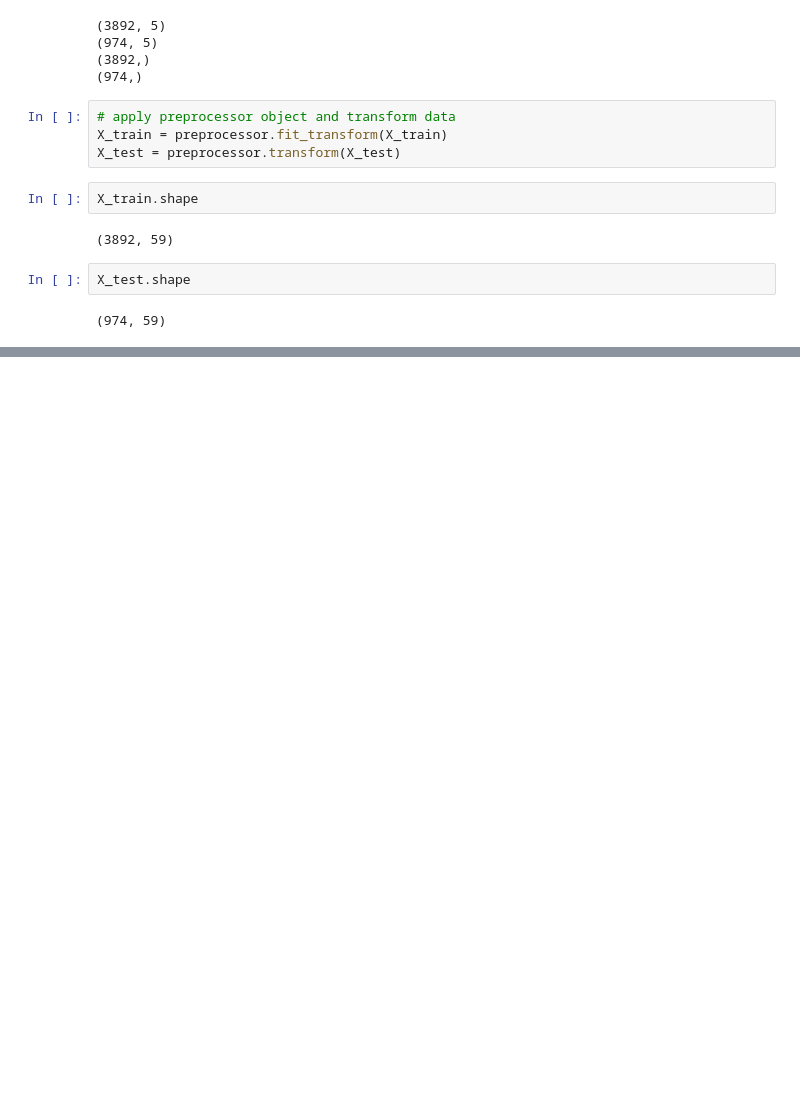
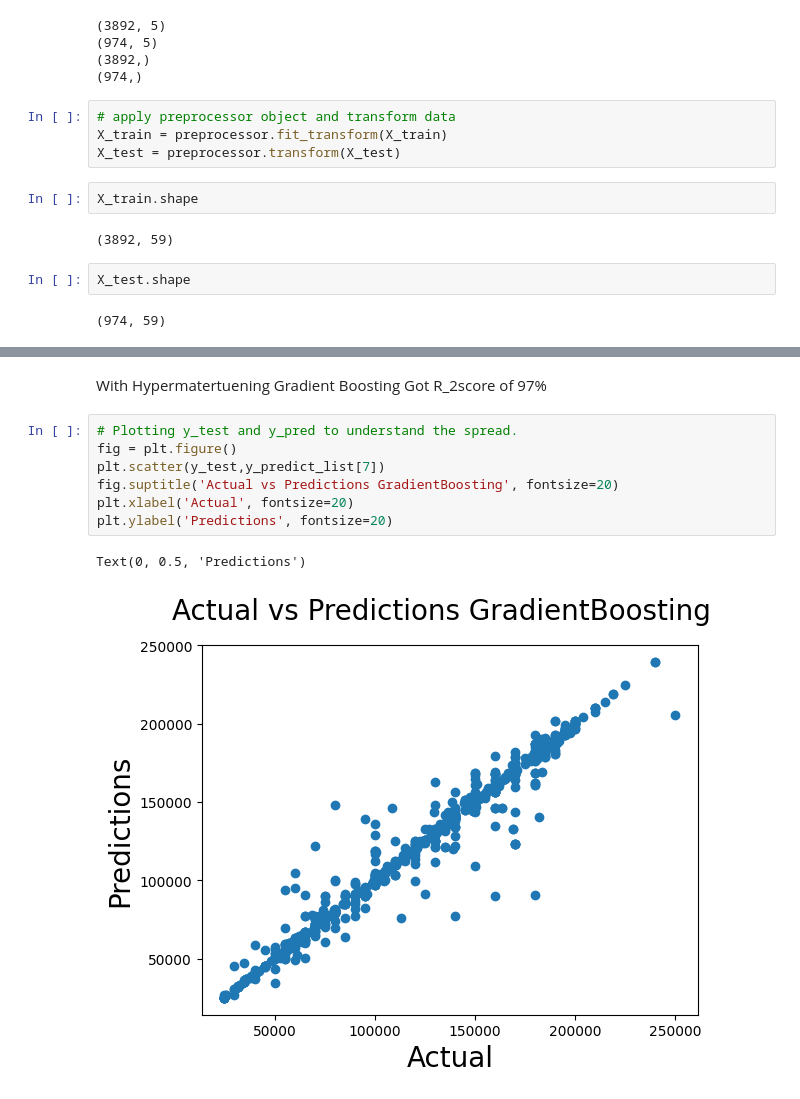
Before and after one commit to mohiteyashprogrammer/salary_prediction, a Jupyter notebook: notebook/research.ipynb, the cells around one changed output, grey strips where cells are left out. Cells and saved outputs as stored; diff of their text form; blank space fills up the shorter version.

```diff
--- a/notebook/research.ipynb
+++ b/notebook/research.ipynb
@@ -346,0 +487,12 @@ X_test.shape
+# %% [markdown]
+With Hypermatertuening Gradient Boosting Got R_2score of 97%
+# %%
+# Plotting y_test and y_pred to understand the spread.
+fig = plt.figure()
+plt.scatter(y_test,y_predict_list[7])
+fig.suptitle('Actual vs Predictions GradientBoosting', fontsize=20)
+plt.xlabel('Actual', fontsize=20)
+plt.ylabel('Predictions', fontsize=20)
+# %% [output]
+Text(0, 0.5, 'Predictions')
+[figure, added]
```
Also changed, not shown: parts of 5 cells of this notebook.
